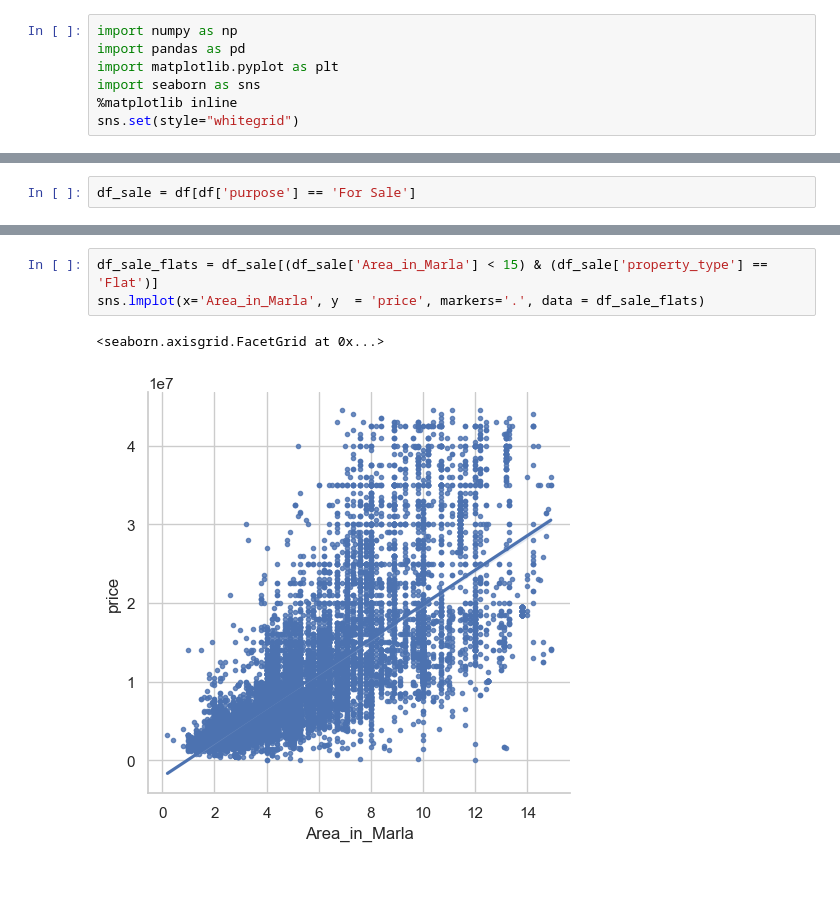
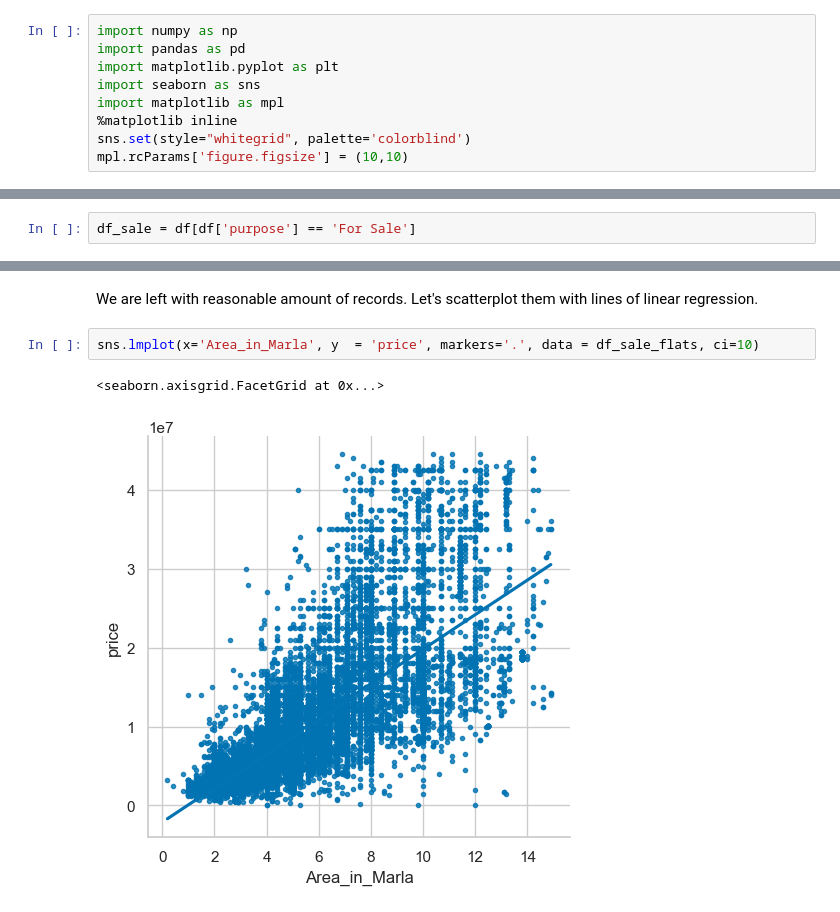
Before and after one commit to CosmicTarzan/data-science, a Jupyter notebook: Pakistan House Prices - 2023/Untitled.ipynb, the cells around one changed output, grey strips where cells are left out. Drawn from its saved outputs; the diff is of its cells as text; blank space fills up the shorter version.

```diff
--- a/Pakistan House Prices - 2023/Untitled.ipynb
+++ b/Pakistan House Prices - 2023/Untitled.ipynb
@@ -6,8 +6,10 @@ import numpy as np
 import pandas as pd
 import matplotlib.pyplot as plt
 import seaborn as sns
+import matplotlib as mpl
 %matplotlib inline
-sns.set(style="whitegrid")
+sns.set(style="whitegrid", palette='colorblind')
+mpl.rcParams['figure.figsize'] = (10,10)
 # %%
 df = pd.read_csv('house_prices.csv', index_col = 0)
 # %% [markdown]
@@ -126,6 +154,7 @@ As we can see there are few really large flats and houses. I think it's a mistak
+# %% [markdown]
+We are left with reasonable amount of records. Let's scatterplot them with lines of linear regression.
 # %%
-df_sale_flats = df_sale[(df_sale['Area_in_Marla'] < 15) & (df_sale['property_type'] == 'Flat')]
-sns.lmplot(x='Area_in_Marla', y  = 'price', markers='.', data = df_sale_flats)
+sns.lmplot(x='Area_in_Marla', y  = 'price', markers='.', data = df_sale_flats, ci=10)
 # %% [output]
 <seaborn.axisgrid.FacetGrid at 0x...>
-[figure, old version]
+[figure, new version]
```
Also changed, not shown: parts of 19 cells of this notebook.
